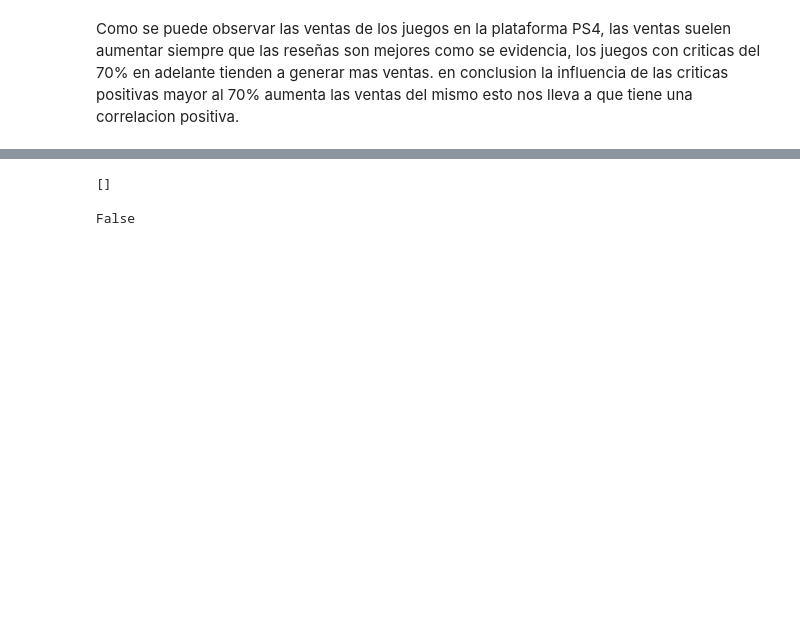
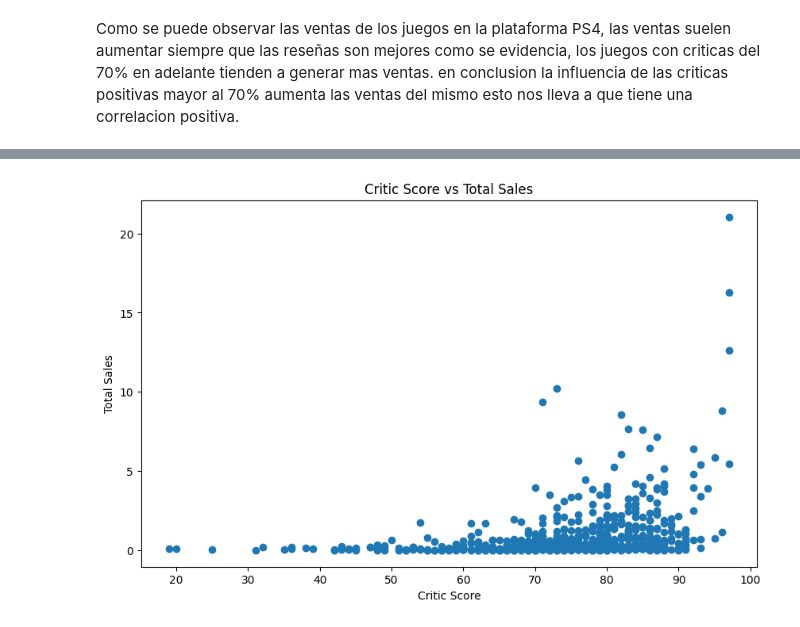
Before and after one commit to Nicobpm/selled_games_around_the_world, a Jupyter notebook: Proyect_games.ipynb, the cells around one changed output, grey strips where cells are left out. Cells and saved outputs as stored; diff of their text form; code cells hidden in the pictures; blank space fills up the shorter version.

```diff
--- a/Proyect_games.ipynb
+++ b/Proyect_games.ipynb
@@ -276,21 +274,16 @@ SyntaxError: invalid syntax (<ipython-input-15-d9fcc9811e15>, line 1)
-# %%
-columns_plat_games=["platform", "name", "total_sales"]
-ps4_vs_platform_games=df[columns_plat_games]
-Plataforma_ps4_games=Plataforma_ps4["name"]
-
-ps4_vs_games_plataformas = []
-
-for PS4_games in Plataforma_ps4_games:
-  if PS4_games in ps4_vs_platform_games:
-    ps4_vs_games_plataformas.append(PS4_games)
-
-print(ps4_vs_games_plataformas)
-# %% [output]
-[]
-# %%
-Plataforma_ps4_games=Plataforma_ps4["name"].index_col=False
-
-
-Plataforma_ps4_games
-# %% [output]
-False
+# %%
+#Se realiza la creacion de un dataframe de los juegos del PS4
+Plataforma_ps4_games=Plataforma_ps4["name"]
+#filtrado de los juegos del PS4 en todas las demas plataformas
+ps4_vs_games_plataformas = df[df['name'].isin(Plataforma_ps4_games)]
+#Creacion de un grafico de dispersion de la venta de los juegos de PS4 en las
+#demas plataformas
+plt.figure(figsize=(10, 6))
+plt.scatter(ps4_vs_games_plataformas['critic_score'],
+            ps4_vs_games_plataformas['total_sales'])
+plt.xlabel('Critic Score')
+plt.ylabel('Total Sales')
+plt.title('Critic Score vs Total Sales')
+plt.show()
+# %% [output]
+[figure, added]
```
Also changed, not shown: parts of 5 cells of this notebook.
